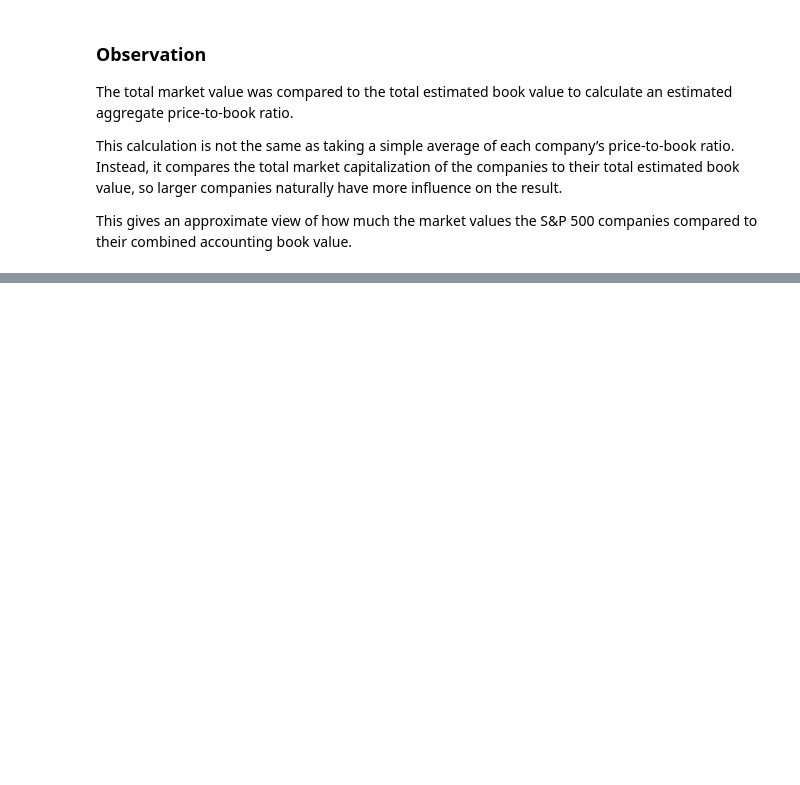
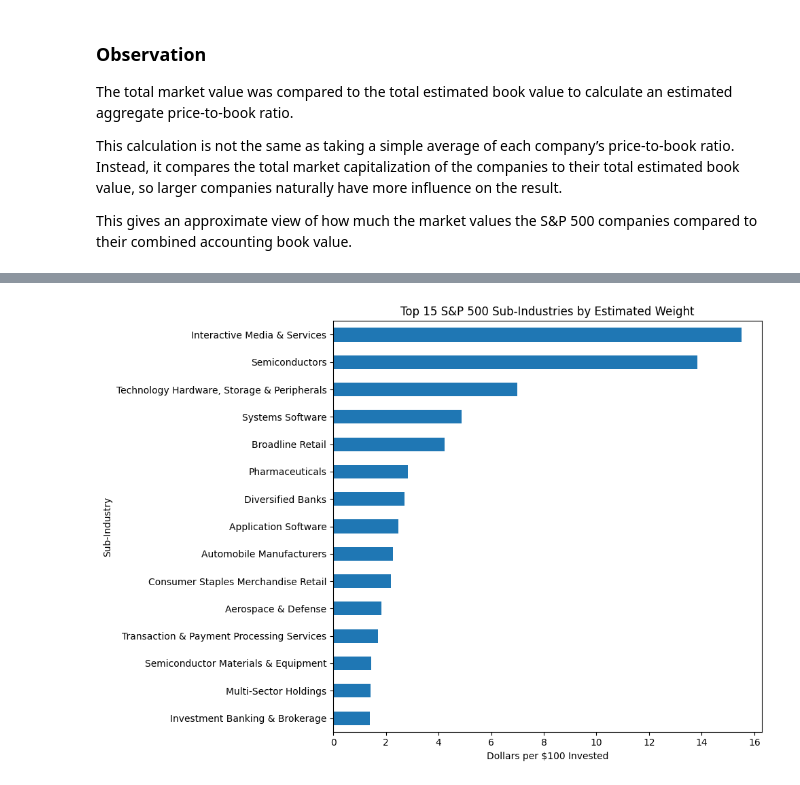
Before and after one commit to Gabrielcoder1/sp500-value-analyzer, a Jupyter notebook: notebooks/01_sp500_value_analysis.ipynb, the cells around one changed output, grey strips where cells are left out. Saved outputs shown, nothing was run; the diff lists cells and outputs as text; code cells hidden in the pictures; blank space fills up the shorter version.

```diff
--- a/notebooks/01_sp500_value_analysis.ipynb
+++ b/notebooks/01_sp500_value_analysis.ipynb
@@ -1689,0 +1868,9 @@ Negative book equity was not removed automatically because it still represents p
+# %%
+subindustry_weights = (
+    sp500_combined
+    .groupby("GICS Sub-Industry")[["Market Cap", "Estimated Weight", "Dollars per $100"]]
+    .sum()
+    .sort_values("Dollars per $100", ascending=False)
+)
+
+subindustry_weights.head(15)
@@ -1689,0 +1895,15 @@ Negative book equity was not removed automatically because it still represents p
+# %%
+subindustry_weights.head(15).sort_values("Dollars per $100").plot(
+    kind="barh",
+    y="Dollars per $100",
+    figsize=(10, 7),
+    legend=False
+)
+
+plt.title("Top 15 S&P 500 Sub-Industries by Estimated Weight")
+plt.xlabel("Dollars per $100 Invested")
+plt.ylabel("Sub-Industry")
+plt.tight_layout()
+plt.show()
+# %% [output]
+[figure, added]
```
Also changed, not shown: parts of 86 cells of this notebook, 1 other file.
